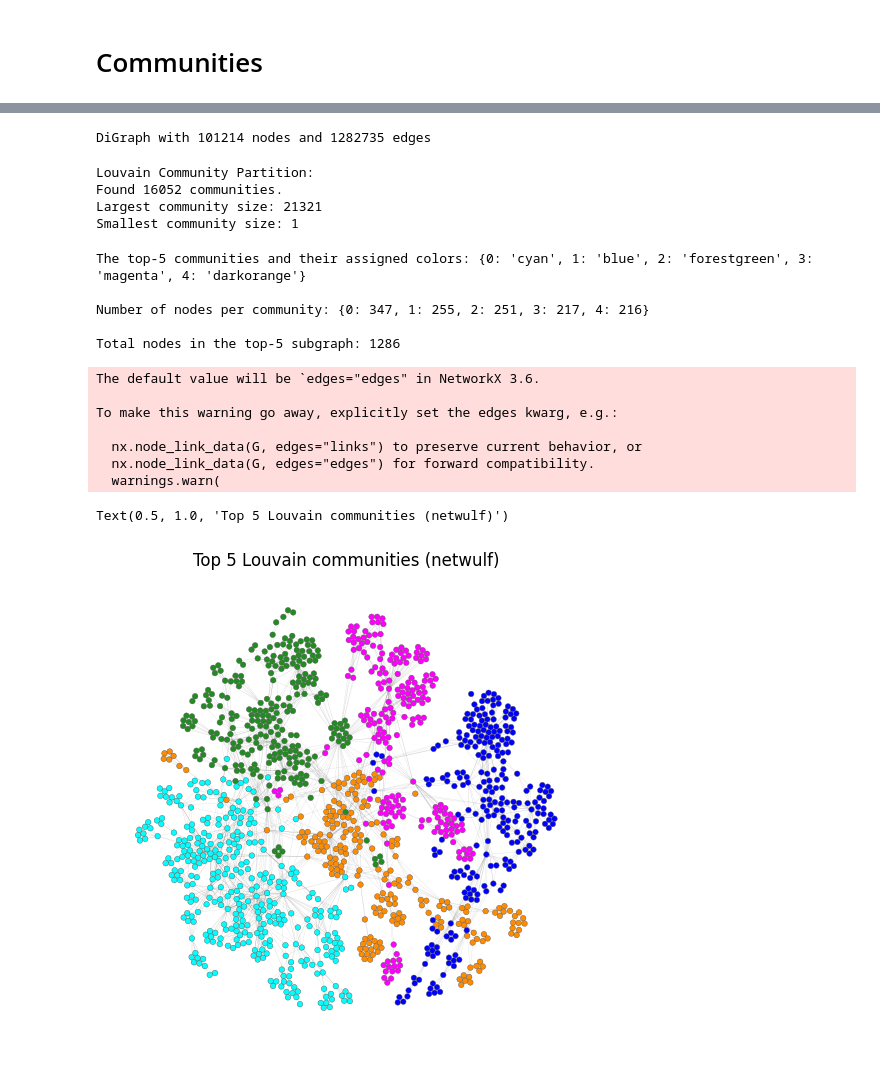
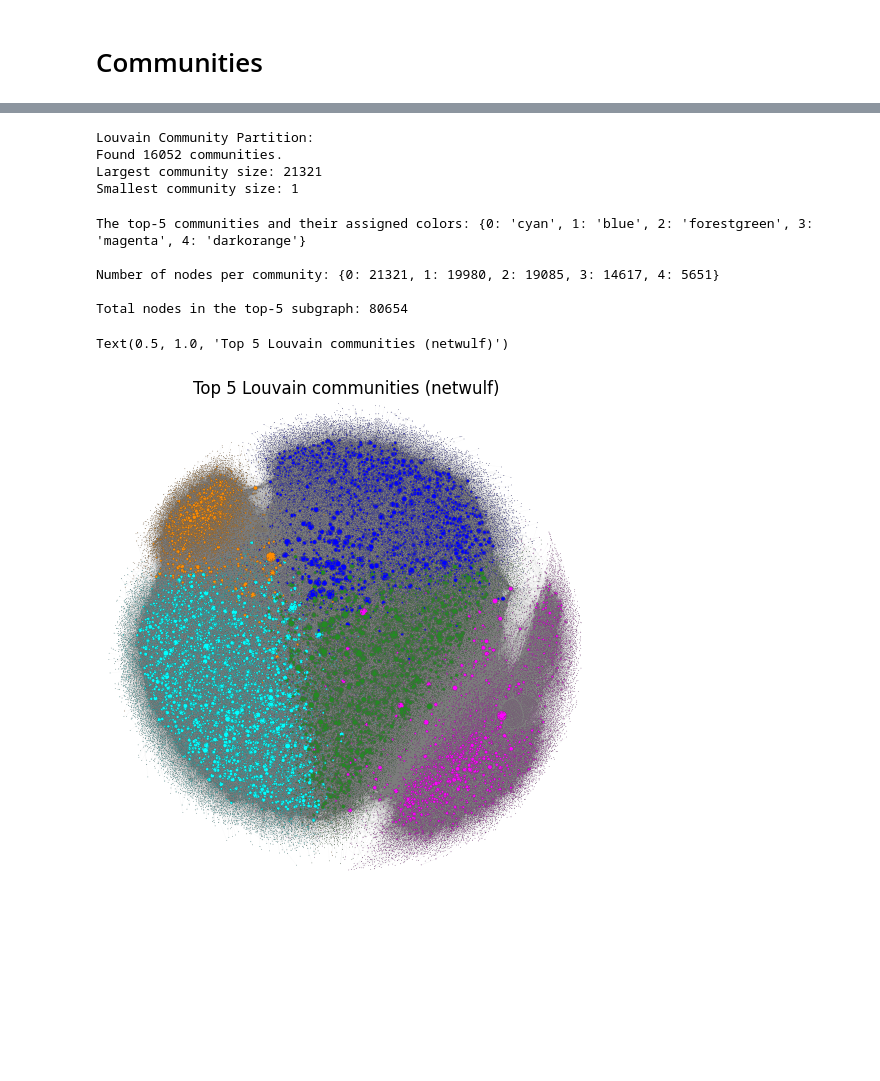
Before and after one commit to KarolineKlan/ctfds_project, a Jupyter notebook: NetworkAnalysis.ipynb, the cells around one changed output, grey strips where cells are left out. Drawn from its saved outputs; the diff is of its cells as text; code cells hidden in the pictures; blank space fills up the shorter version.

Commit message:
communities usign louvain

```diff
--- a/NetworkAnalysis.ipynb
+++ b/NetworkAnalysis.ipynb
@@ -356,13 +285,5 @@ Same partition weighted vs unweighted: False
-# %%
-# how do i print what attributes G_All has
-
-
-
-print(G_All)
-# %% [output]
-DiGraph with 101214 nodes and 1282735 edges
 # %%
-communities = nx.community.louvain_communities(G_All, weight="weights", seed=42)
+communities = nx.community.louvain_communities(G_All, seed=42)
 # Print the resulting communities
 print("Louvain Community Partition:")
 print(f"Found {len(communities)} communities.")
@@ -374,8 +295,8 @@ Found 16052 communities.
 Largest community size: 21321
 Smallest community size: 1
 # %%
-G_communities = G_All.copy()
+G_All_communities = G_All.copy()
 # Assign community as a node attribute
 for i, community in enumerate(communities):
     for node in community:
-        G_communities.nodes[node]['community'] = i
+        G_All_communities.nodes[node]['community'] = i
@@ -385,14 +303,8 @@ warnings.filterwarnings("ignore", category=UserWarning, module='netwulf')
 # %%
-import networkx as nx
-from netwulf import visualize, draw_netwulf
-
-# --- 0) Compute Louvain communities if you haven't already
-# communities = nx.community.louvain_communities(G, seed=42)
-
 # --- 1) Subgraph with the 5 largest communities
 sorted_comms = sorted(communities, key=len, reverse=True)[:5]
 nodes = set().union(*sorted_comms)
-subgraph = G.subgraph(nodes).copy()  # copy so we can set attributes
+subgraph = G_All_communities.subgraph(nodes).copy()  # copy so we can set attributes
 
 # For robustness, (re)assign a compact community index 0..4 to every node in the subgraph
 node2comm = {}
@@ -400,41 +312,34 @@ for i, comm in enumerate(sorted_comms):
     for n in comm:
         node2comm[n] = i
 nx.set_node_attributes(subgraph, node2comm, name='community')
 
 # --- 2) Colors per community (CSS/matplotlib-friendly names)
 colors = ['cyan', 'blue', 'forestgreen', 'magenta', 'darkorange', 'darkviolet']  # 6 in case you up k
 n_colors = len(colors)
 comm_colors = {i: colors[i % n_colors] for i in range(len(sorted_comms))}
 
 # Attach the color to each node for netwulf
 for n, c in node2comm.items():
     subgraph.nodes[n]['color'] = comm_colors[c]
     # (optional aesthetics)
     # subgraph.nodes[n]['size'] = 4 + 1.5 * subgraph.degree[n]
 
 # --- 3) Small summary
 community_length = {i: len(comm) for i, comm in enumerate(sorted_comms)}
 print(f"The top-5 communities and their assigned colors: { {i: comm_colors[i] for i in range(len(sorted_comms))} }\n")
 print(f"Number of nodes per community: {community_length}\n")
 print(f"Total nodes in the top-5 subgraph: {subgraph.number_of_nodes()}")
 
 # --- 4) Plot with netwulf
 title = "Top 5 Louvain communities (netwulf)"
 network, config = visualize(subgraph)       # interactively adjust if you want
 fig, ax = draw_netwulf(network, config)     # static render of the current network/config
 ax.set_title(title)
 # %% [output]
 The top-5 communities and their assigned colors: {0: 'cyan', 1: 'blue', 2: 'forestgreen', 3: 'magenta', 4: 'darkorange'}
 
-Number of nodes per community: {0: 347, 1: 255, 2: 251, 3: 217, 4: 216}
+Number of nodes per community: {0: 21321, 1: 19980, 2: 19085, 3: 14617, 4: 5651}
 
-Total nodes in the top-5 subgraph: 1286
+Total nodes in the top-5 subgraph: 80654
-The default value will be `edges="edges" in NetworkX 3.6.
-
-To make this warning go away, explicitly set the edges kwarg, e.g.:
-
-  nx.node_link_data(G, edges="links") to preserve current behavior, or
-  nx.node_link_data(G, edges="edges") for forward compatibility.
-  warnings.warn(
+Text(0.5, 1.0, 'Top 5 Louvain communities (netwulf)')
-Text(0.5, 1.0, 'Top 5 Louvain communities (netwulf)')
-[figure, old version]
+[figure, new version]
```
Also changed, not shown: parts of 17 cells of this notebook, 1 other file.
